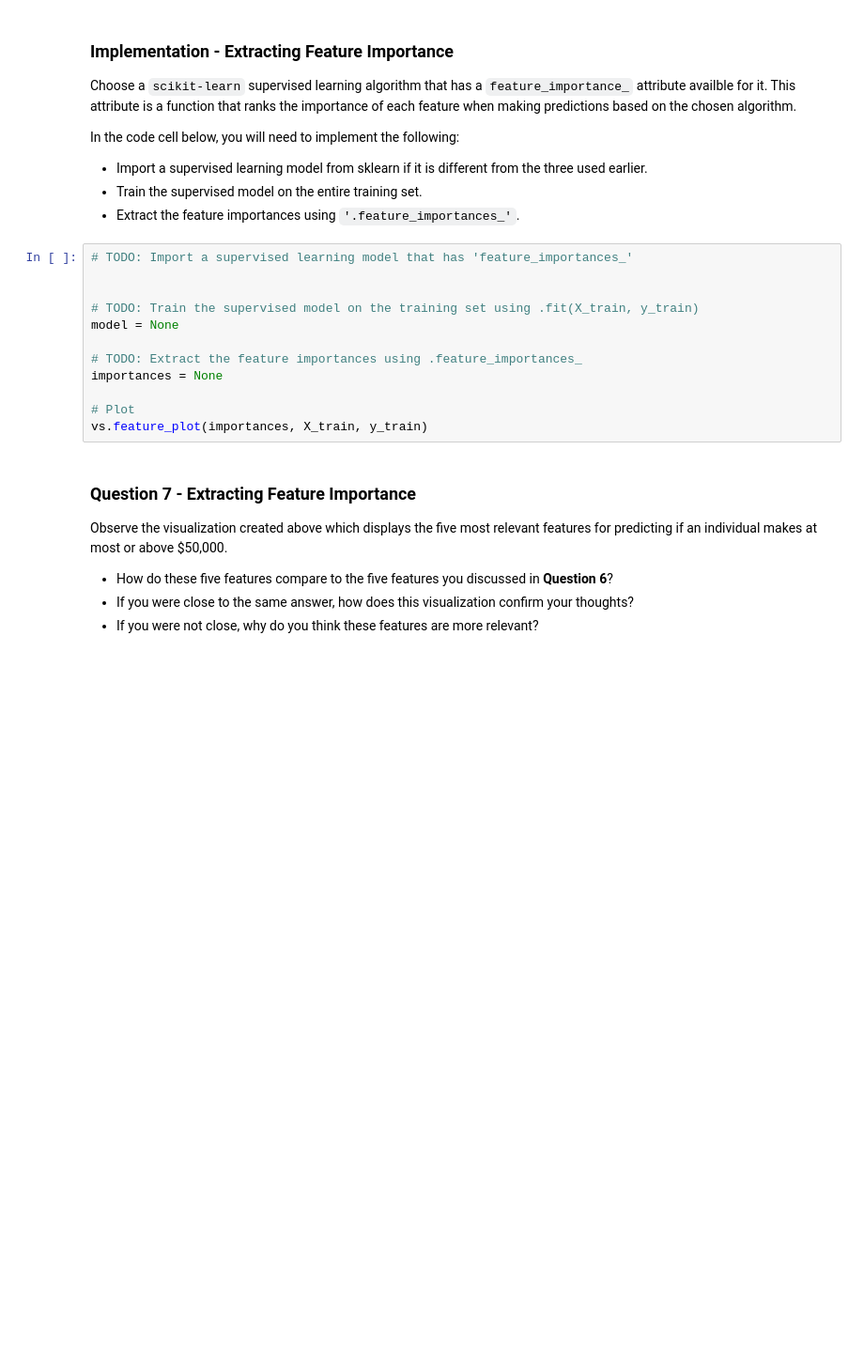
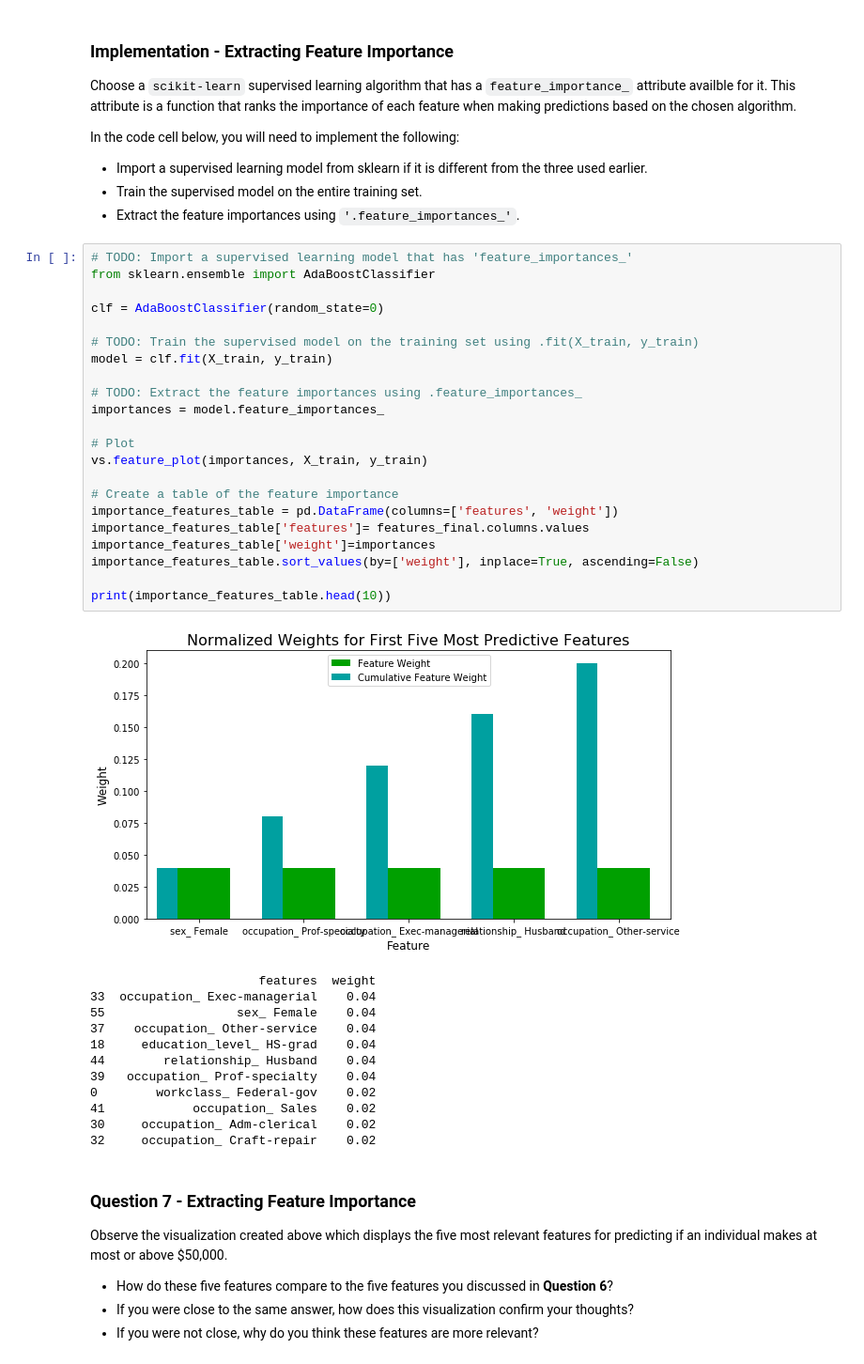
Before and after one commit to emmanuelsevrin/machine-learning, a Jupyter notebook: projects/finding_donors/finding_donors.ipynb, the cells around one changed output. Shown at 94% size. Saved outputs shown, nothing was run; the diff lists cells and outputs as text; blank space fills up the shorter version.

```diff
--- a/projects/finding_donors/finding_donors.ipynb
+++ b/projects/finding_donors/finding_donors.ipynb
@@ -559,16 +607,39 @@ In the code cell below, you will need to implement the following:
  - Extract the feature importances using `'.feature_importances_'`.
 # %%
 # TODO: Import a supervised learning model that has 'feature_importances_'
+from sklearn.ensemble import AdaBoostClassifier
 
+clf = AdaBoostClassifier(random_state=0)
 
 # TODO: Train the supervised model on the training set using .fit(X_train, y_train)
-model = None
+model = clf.fit(X_train, y_train)
 
 # TODO: Extract the feature importances using .feature_importances_
-importances = None
+importances = model.feature_importances_
 
 # Plot
 vs.feature_plot(importances, X_train, y_train)
+
+# Create a table of the feature importance
+importance_features_table = pd.DataFrame(columns=['features', 'weight'])
+importance_features_table['features']= features_final.columns.values
+importance_features_table['weight']=importances
+importance_features_table.sort_values(by=['weight'], inplace=True, ascending=False)
+
+print(importance_features_table.head(10))
+# %% [output]
+[figure, added]
+                       features  weight
+33  occupation_ Exec-managerial    0.04
+55                  sex_ Female    0.04
+37    occupation_ Other-service    0.04
+18     education_level_ HS-grad    0.04
+44        relationship_ Husband    0.04
+39   occupation_ Prof-specialty    0.04
+0        workclass_ Federal-gov    0.02
+41            occupation_ Sales    0.02
+30     occupation_ Adm-clerical    0.02
+32     occupation_ Craft-repair    0.02
 # %% [markdown]
 ### Question 7 - Extracting Feature Importance
 
```
Also changed, not shown: parts of 17 cells of this notebook, 1 other file.
